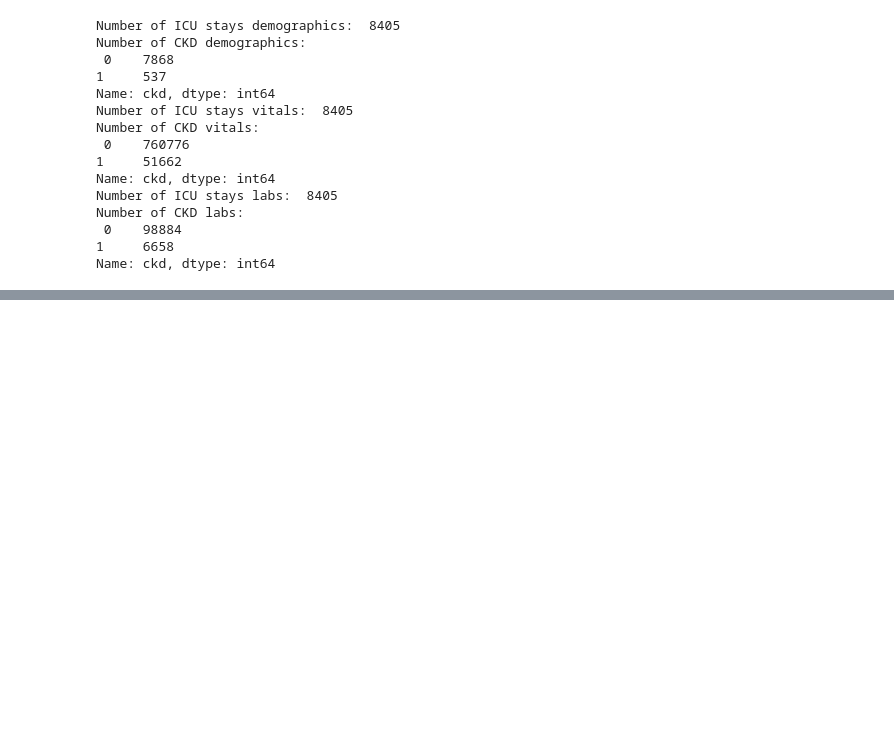
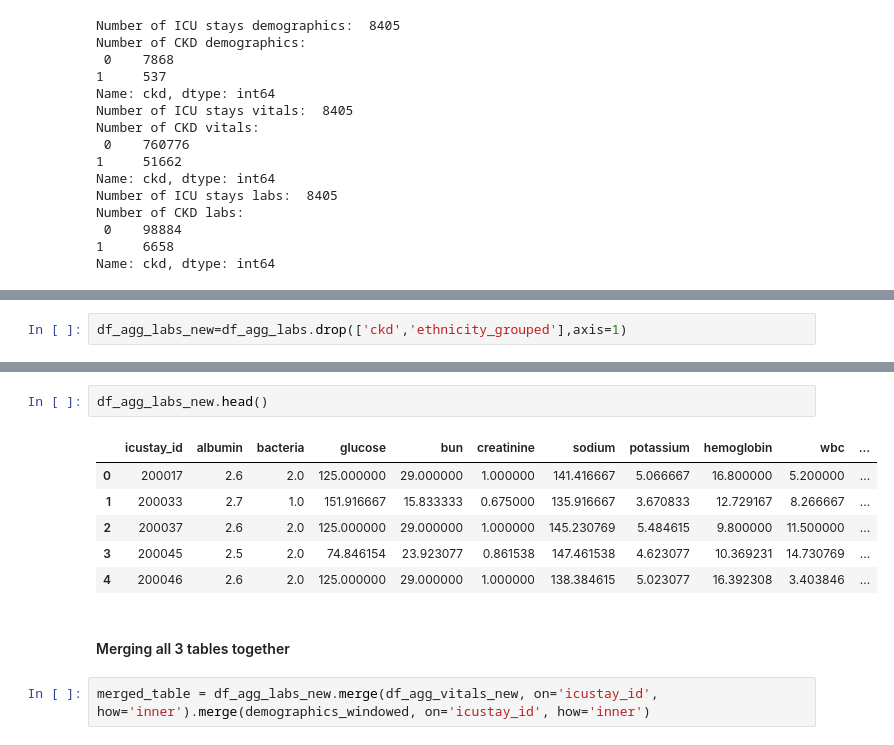
Before and after one commit to navikannur/CKD_Multimodal_Thesis, a Jupyter notebook: Thesis_Main.ipynb, the cells around one changed output, grey strips where cells are left out. Saved outputs shown, nothing was run; the diff lists cells and outputs as text; blank space fills up the shorter version.

```diff
--- a/Thesis_Main.ipynb
+++ b/Thesis_Main.ipynb
@@ -404,0 +501,2 @@ Name: ckd, dtype: int64
+# %%
+df_agg_labs_new=df_agg_labs.drop(['ckd','ethnicity_grouped'],axis=1)
@@ -404,0 +512,13 @@ Name: ckd, dtype: int64
+# %%
+df_agg_labs_new.head()
+# %% [output]
+|  | icustay_id | albumin | bacteria | glucose | bun | creatinine | sodium | potassium | hemoglobin | wbc | ... |
+| 0 | 200017 | 2.6 | 2.0 | 125.000000 | 29.000000 | 1.000000 | 141.416667 | 5.066667 | 16.800000 | 5.200000 | ... |
+| 1 | 200033 | 2.7 | 1.0 | 151.916667 | 15.833333 | 0.675000 | 135.916667 | 3.670833 | 12.729167 | 8.266667 | ... |
+| 2 | 200037 | 2.6 | 2.0 | 125.000000 | 29.000000 | 1.000000 | 145.230769 | 5.484615 | 9.800000 | 11.500000 | ... |
+| 3 | 200045 | 2.5 | 2.0 | 74.846154 | 23.923077 | 0.861538 | 147.461538 | 4.623077 | 10.369231 | 14.730769 | ... |
+| 4 | 200046 | 2.6 | 2.0 | 125.000000 | 29.000000 | 1.000000 | 138.384615 | 5.023077 | 16.392308 | 3.403846 | ... |
+# %% [markdown]
+#### Merging all 3 tables together
+# %%
+merged_table = df_agg_labs_new.merge(df_agg_vitals_new, on='icustay_id', how='inner').merge(demographics_windowed, on='icustay_id', how='inner')
```
Also changed, not shown: parts of 93 cells of this notebook.
